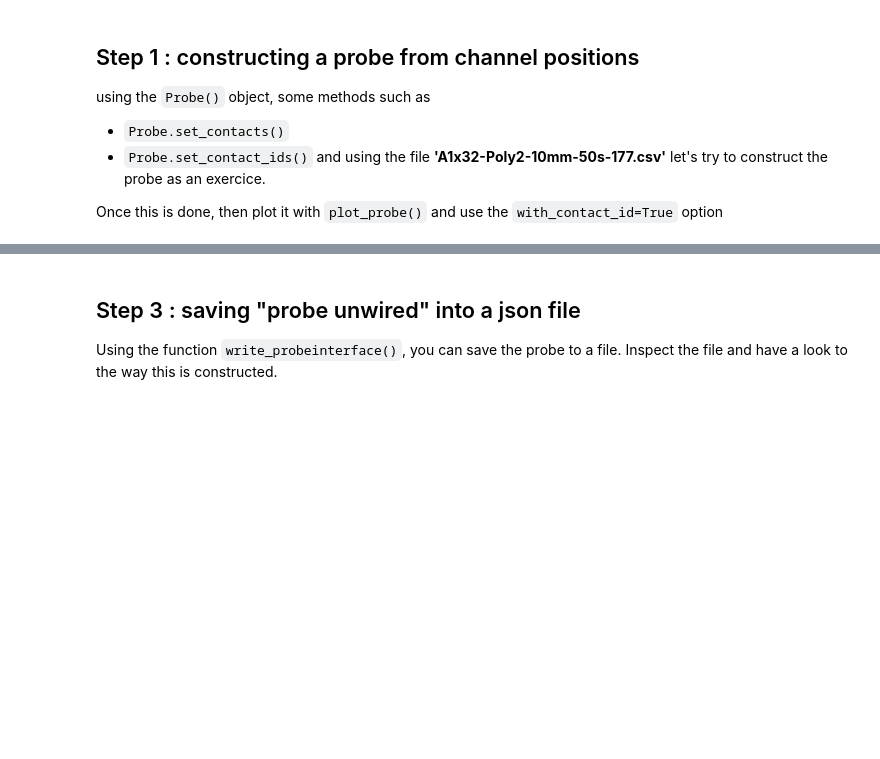
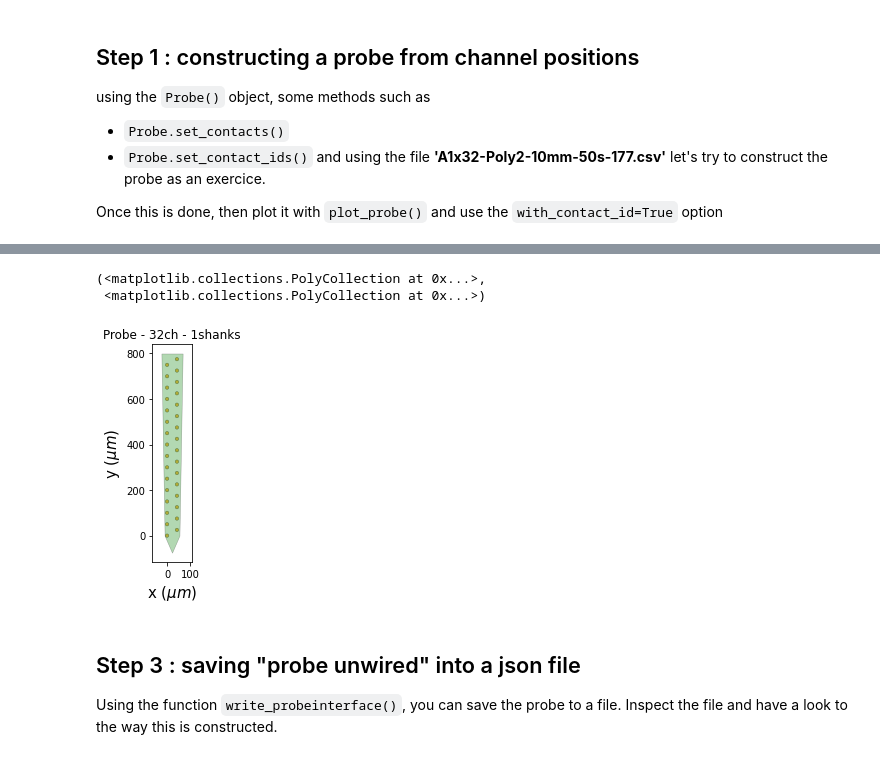
Before and after one commit to samuelgarcia/school_spike_sorting_lyon_2022, a Jupyter notebook: Practice_2_probe/practice_probe.ipynb, the cells around one changed output, grey strips where cells are left out. Drawn from its saved outputs; the diff is of its cells as text; code cells hidden in the pictures; blank space fills up the shorter version.

```diff
--- a/Practice_2_probe/practice_probe.ipynb
+++ b/Practice_2_probe/practice_probe.ipynb
@@ -69,3 +149,15 @@ Here is the polygon shape of our probe, that can be reused later:
+# %%
+contour_polygon = [[-25, 800],
+                   [-11, 0],
+                   [43.3/2, -75.],
+                   [54.3, 0],
+                   [68.3, 800]]
+probe.set_planar_contour(contour_polygon)
+plot_probe(probe, with_contact_id=True)
+# %% [output]
+(<matplotlib.collections.PolyCollection at 0x...>,
+ <matplotlib.collections.PolyCollection at 0x...>)
+[figure, added]
 # %% [markdown]
 ## Step 3 : saving "probe unwired" into a json file
 
```
Also changed, not shown: parts of 18 cells of this notebook.
